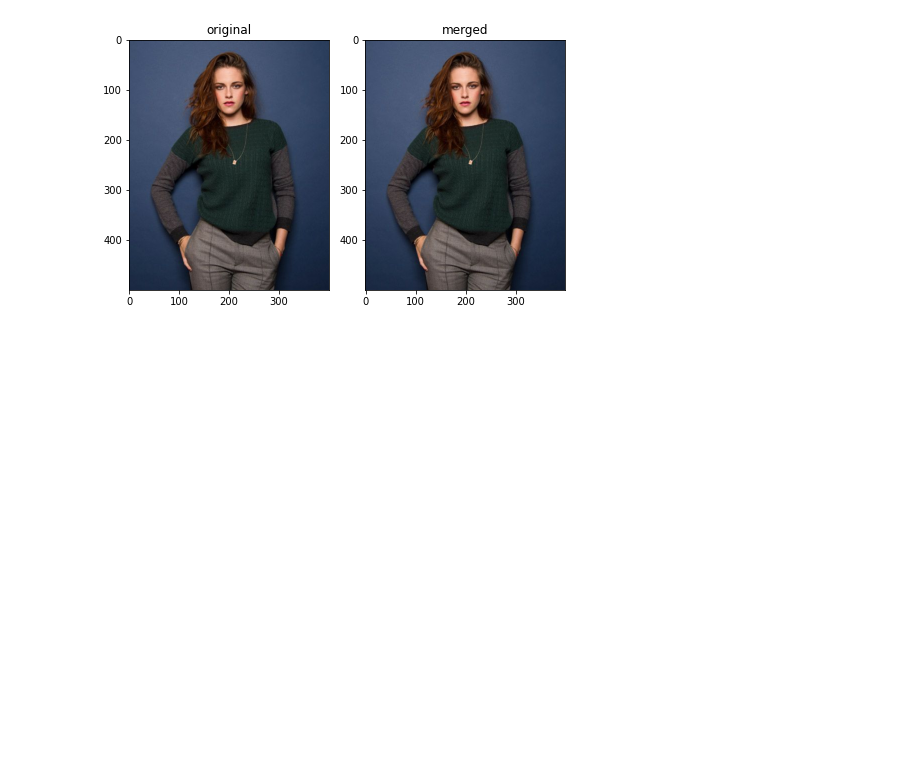
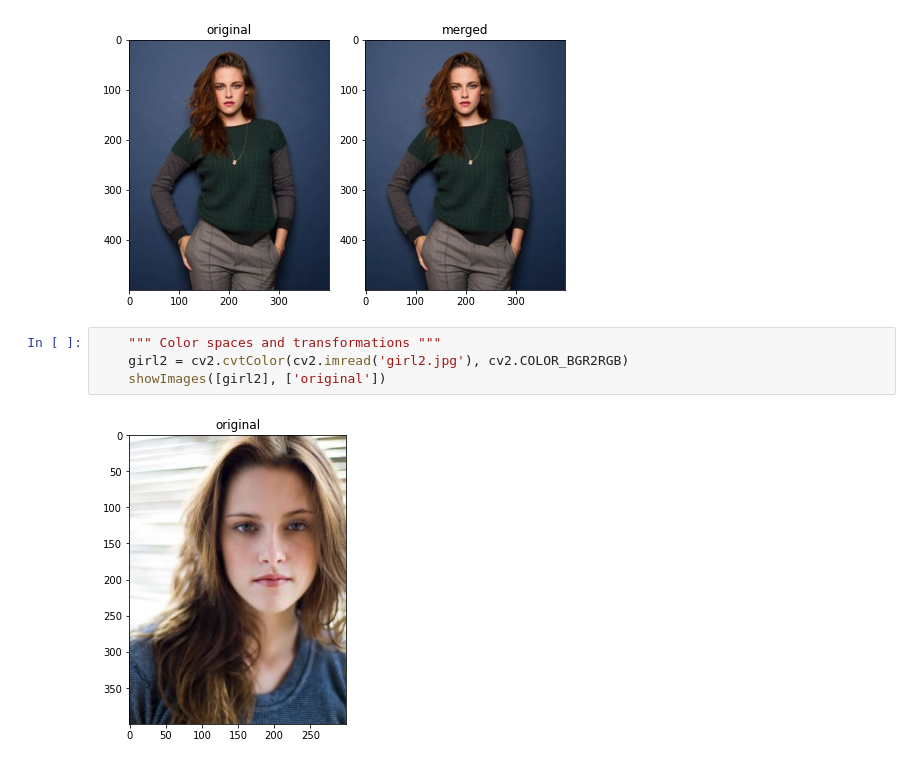
Before and after one commit to kavin-du/Color-Spaces-Transform, a Jupyter notebook: e16057.ipynb, the cells around one changed output. Drawn from its saved outputs; the diff is of its cells as text; blank space fills up the shorter version.

Commit message:
color spaces and transform

```diff
--- a/e16057.ipynb
+++ b/e16057.ipynb
@@ -31,3 +31,9 @@ if __name__ == '__main__':
     showImages([girl, merged], ['original', 'merged'])
 # %% [output]
 [figure]
+# %%
+    """ Color spaces and transformations """
+    girl2 = cv2.cvtColor(cv2.imread('girl2.jpg'), cv2.COLOR_BGR2RGB)
+    showImages([girl2], ['original'])
+# %% [output]
+[figure, added]
```
Also changed, not shown: parts of 2 cells of this notebook.
